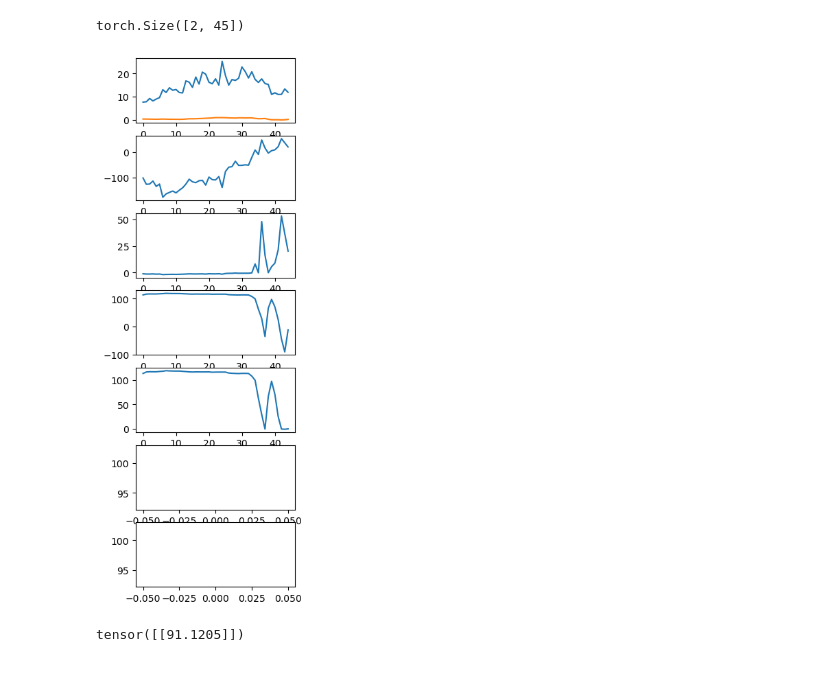
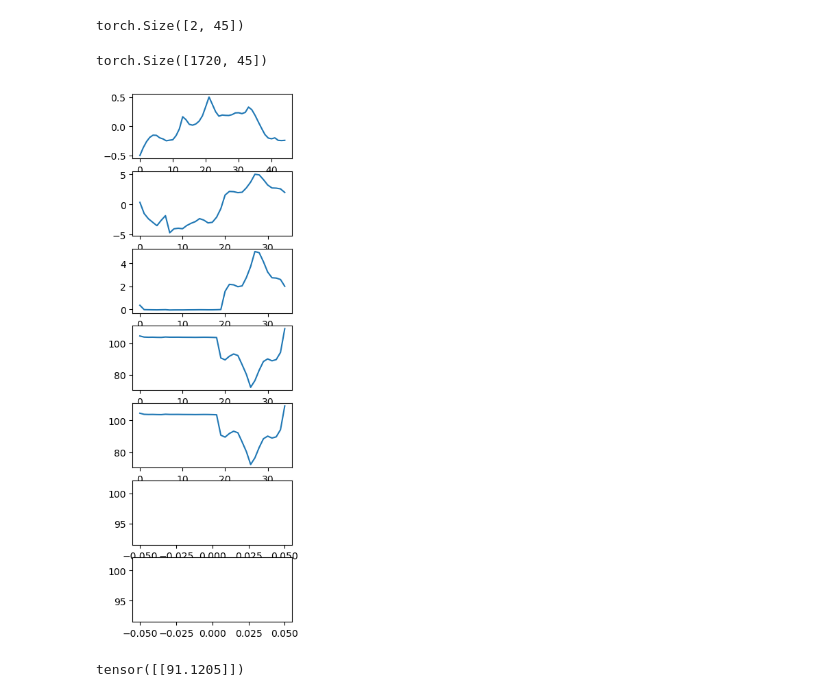
Before and after one commit to MartinP556/ML_algorithms, a Jupyter notebook: CNN_1d.ipynb, the cells around one changed output. Drawn from its saved outputs; the diff is of its cells as text; code cells hidden in the pictures.

```diff
--- a/CNN_1d.ipynb
+++ b/CNN_1d.ipynb
@@ -336,7 +567,7 @@ ds_inputs_DE = interpolate_columns(ds_inputs_DE, 195, 'NDVI')#275
 # %%
 skip = 4
 numsteps = int(183 // skip)
-NDVI_series_DE = torch.Tensor(ds_inputs_DE[[f'NDVI interpolated at day {12 + skip*n}' for n in range(numsteps)]].values)
+NDVI_series_DE = torch.Tensor(ds_inputs_DE[[f'NDVI at GDD {12 + skip*n}' for n in range(numsteps)]].values)
 NDVI_series_DE = ((NDVI_series_DE - NDVI_series_DE.min(dim=1)[0].unsqueeze(1))/(NDVI_series_DE.max(dim=1)[0] - NDVI_series_DE.min(dim=1)[0]).unsqueeze(1))
 temp_series_DE = torch.Tensor(ds_inputs_DE[[f't2m at day {skip*n}' for n in range(numsteps)]].values)
 temp_NDVI_series_DE = torch.swapaxes(torch.stack((temp_series_DE, NDVI_series_DE)), 0, 1)
@@ -353,0 +575,7 @@ tensor([[0.0000, 0.0109, 0.0218,  ..., 0.3035, 0.3194, 0.3353],
+# %%
+ds_inputs_DE['observed time to beginning of flowering'] = pd.to_timedelta(ds_inputs_DE['observed time to beginning of flowering']).dt.days
+ds_inputs_SSA['observed time to beginning of flowering'] = pd.to_timedelta(ds_inputs_SSA['observed time to beginning of flowering']).dt.days
+# %%
+NDVI_series_DE = torch.Tensor(ds_inputs_DE[[f'NDVI at GDD {n}' for n in range(0, 2200, 100)]].values)
+NDVI_series_DE = ((NDVI_series_DE - NDVI_series_DE.min(dim=1)[0].unsqueeze(1))/(NDVI_series_DE.max(dim=1)[0] - NDVI_series_DE.min(dim=1)[0]).unsqueeze(1))
+NDVI_labels_DE = torch.Tensor(ds_inputs_DE['observed time to beginning of flowering GDD'].values)
@@ -468,11 +700,11 @@ def fit(epochs, model, loss_func, opt, train_dl, valid_dl):
         if val_loss < best_loss:
             best_loss = val_loss
             best_epoch = epoch + 1
-            torch.save(model.state_dict(), 'saved_models/best_test.pth')
+            #torch.save(model.state_dict(), 'saved_models/best_test.pth')
 
         # Save the model at the last epoch
-        if epoch == epochs - 1:
-            torch.save(model.state_dict(), 'saved_models/last_test.pth')
+        #if epoch == epochs - 1:
+        #    torch.save(model.state_dict(), 'saved_models/last_test.pth')
 
         if epoch % 50 == 0:
             train_r2 = 1 - ((val_loss**2)/val_var)
@@ -642,10 +874,14 @@ X = temp_NDVI_series_DE[0, :, :]
 X.shape
 # %% [output]
 torch.Size([2, 45])
-# %%
-plot_each_layer(model, temp_NDVI_series_DE[4, :, :])
-# %% [output]
-[figure, removed]
+# %%
+NDVI_series_DE.shape
+# %% [output]
+torch.Size([1720, 45])
+# %%
+plot_each_layer(model, NDVI_series_DE.view(-1, 1, 45)[6, :, :] - 0.5)
+# %% [output]
+[figure, added]
 # %%
 with torch.no_grad():
     print(AP(RU2(C2(RU1(C1(temp_NDVI_series_DE[0, :, :]))))))
```
Also changed, not shown: parts of 32 cells of this notebook.
